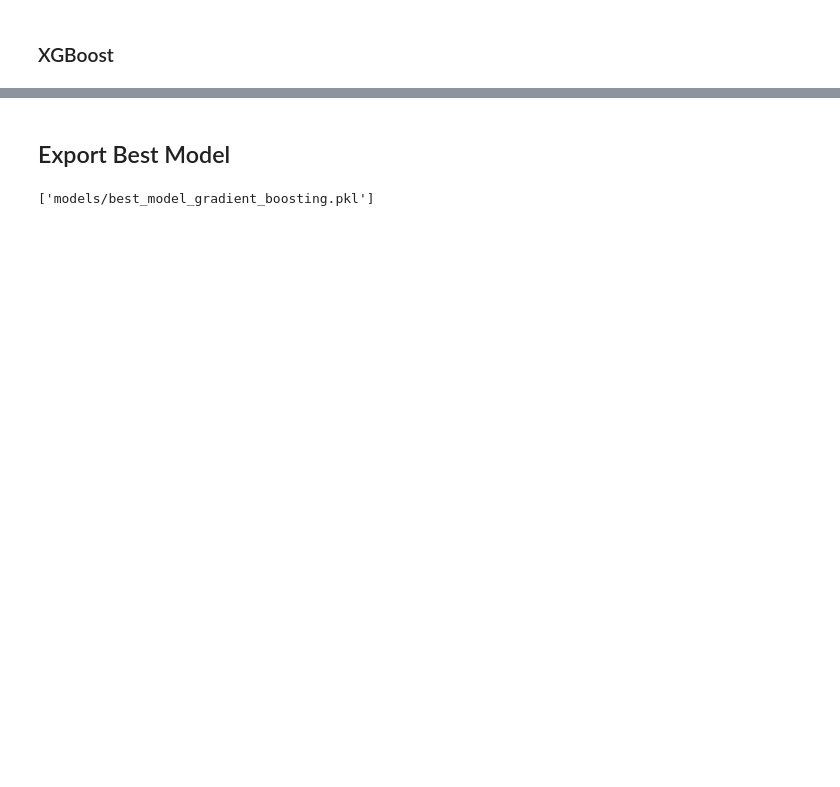
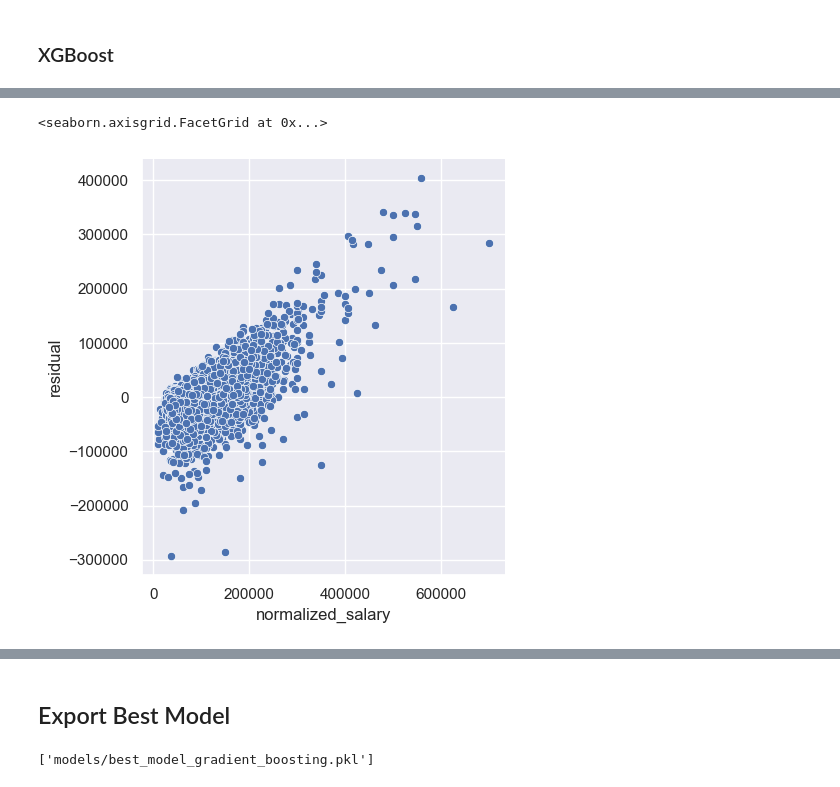
Before and after one commit to nginyc/job_posting_salary_prediction, a Jupyter notebook: train_gradient_boosting_model.ipynb, the cells around one changed output, grey strips where cells are left out. Saved outputs shown, nothing was run; the diff lists cells and outputs as text; code cells hidden in the pictures; blank space fills up the shorter version.

```diff
--- a/train_gradient_boosting_model.ipynb
+++ b/train_gradient_boosting_model.ipynb
@@ -179,0 +189,9 @@ get_important_features(best_model[0], best_model[-1])
+# %%
+'''
+In general, the higher the residual, the more the model underestimates the salary.
+It sometimes overestimates the salary for lower salaries.
+'''
+sns.relplot(x='normalized_salary', y='residual', data=X_test_results, kind='scatter')
+# %% [output]
+<seaborn.axisgrid.FacetGrid at 0x...>
+[figure, added]
```
Also changed, not shown: parts of 21 cells of this notebook, 5 other files.
